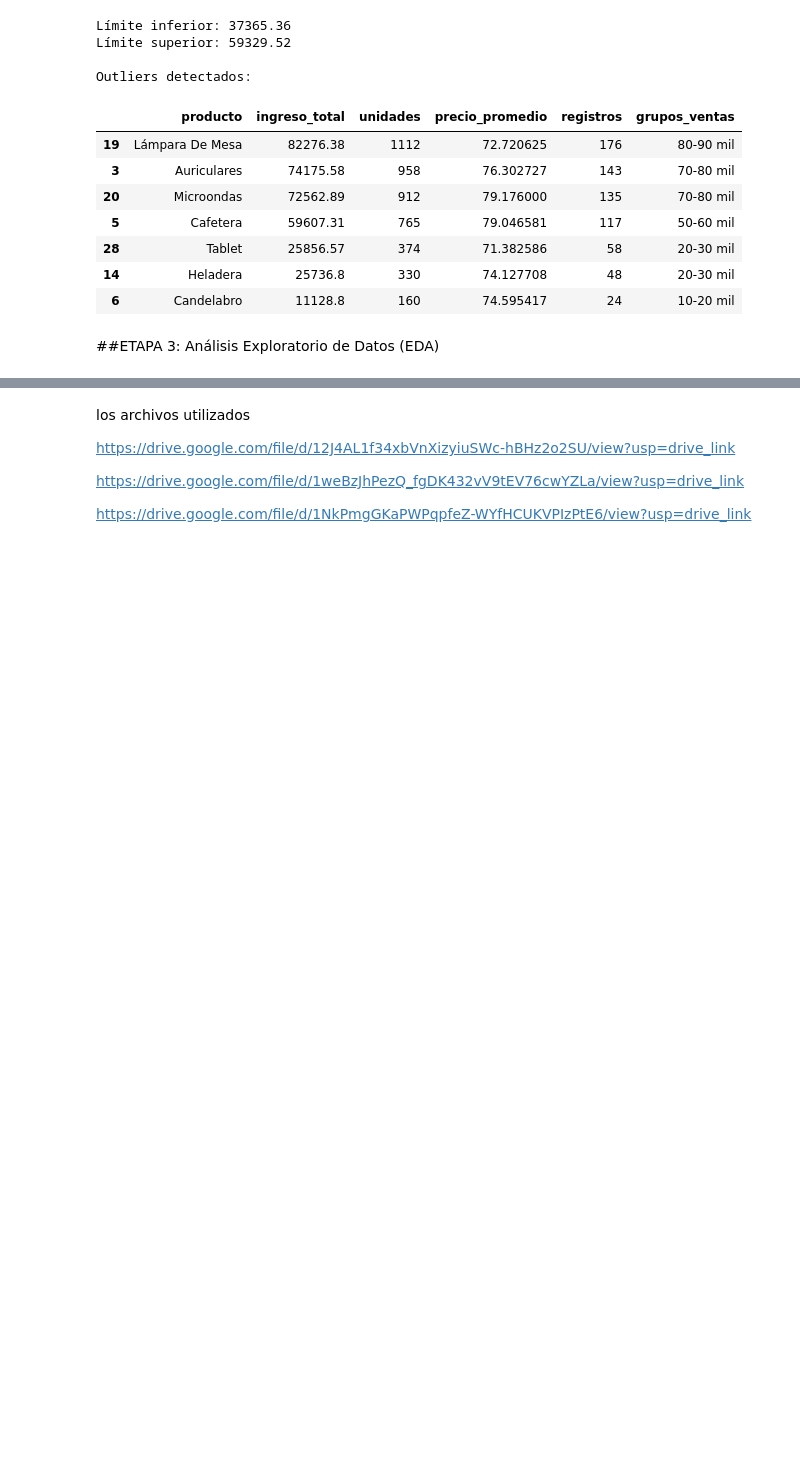
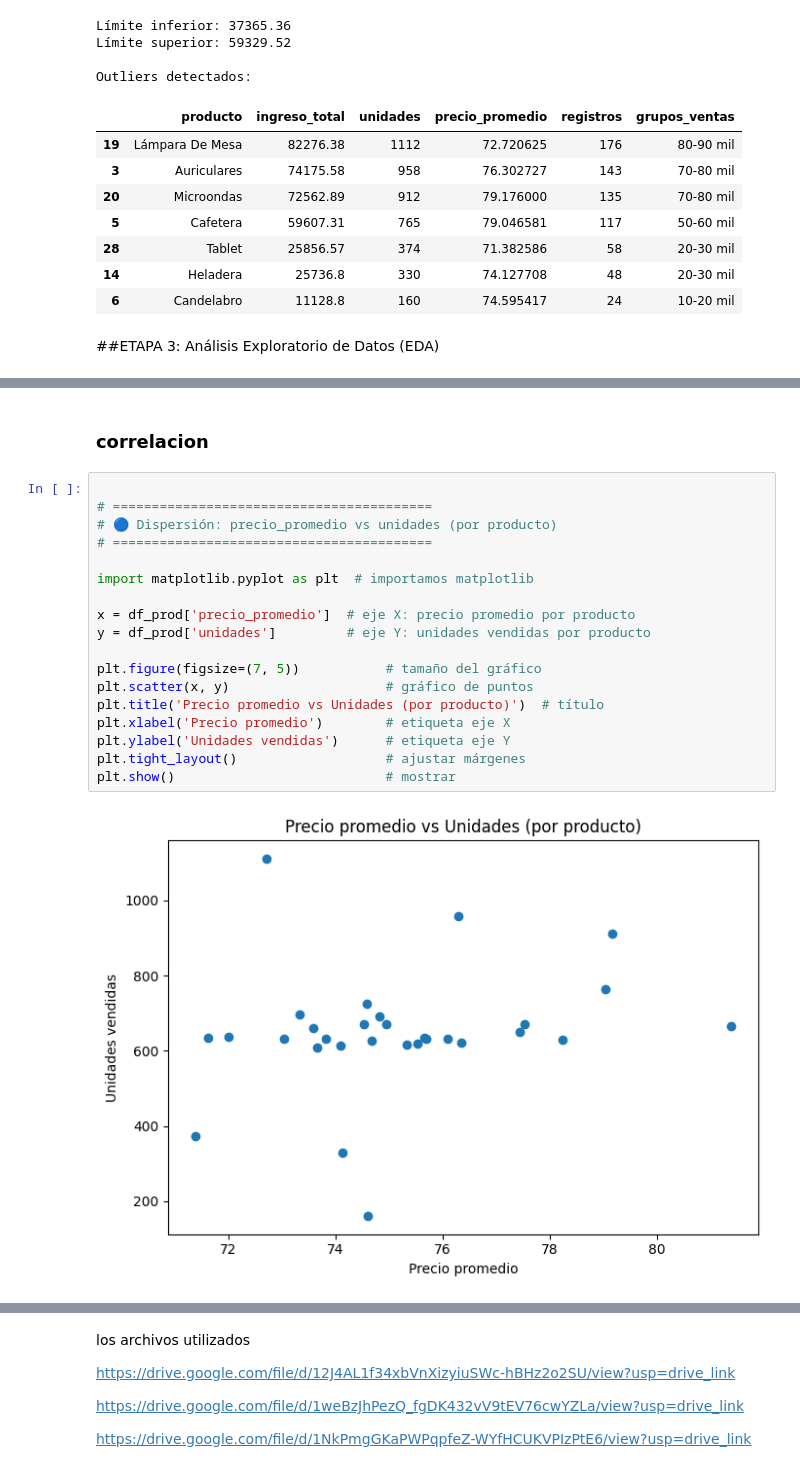
Before and after one commit to dataccounting/Sanvido-Gonzalo-comision-26252-TPI-data-analytics, a Jupyter notebook: Sanvido_Gonzalo_comision_25262_TPI_data_analytics.ipynb, the cells around one changed output, grey strips where cells are left out. Cells and saved outputs as stored; diff of their text form; blank space fills up the shorter version.

```diff
--- a/Sanvido_Gonzalo_comision_25262_TPI_data_analytics.ipynb
+++ b/Sanvido_Gonzalo_comision_25262_TPI_data_analytics.ipynb
@@ -1391,0 +1410,22 @@ Outliers detectados:
+# %% [markdown]
+### correlacion
+# %%
+
+# =========================================
+# 🔵 Dispersión: precio_promedio vs unidades (por producto)
+# =========================================
+
+import matplotlib.pyplot as plt  # importamos matplotlib
+
+x = df_prod['precio_promedio']  # eje X: precio promedio por producto
+y = df_prod['unidades']         # eje Y: unidades vendidas por producto
+
+plt.figure(figsize=(7, 5))           # tamaño del gráfico
+plt.scatter(x, y)                    # gráfico de puntos
+plt.title('Precio promedio vs Unidades (por producto)')  # título
+plt.xlabel('Precio promedio')        # etiqueta eje X
+plt.ylabel('Unidades vendidas')      # etiqueta eje Y
+plt.tight_layout()                   # ajustar márgenes
+plt.show()                           # mostrar
+# %% [output]
+[figure, added]
```
Also changed, not shown: parts of 4 cells of this notebook.
